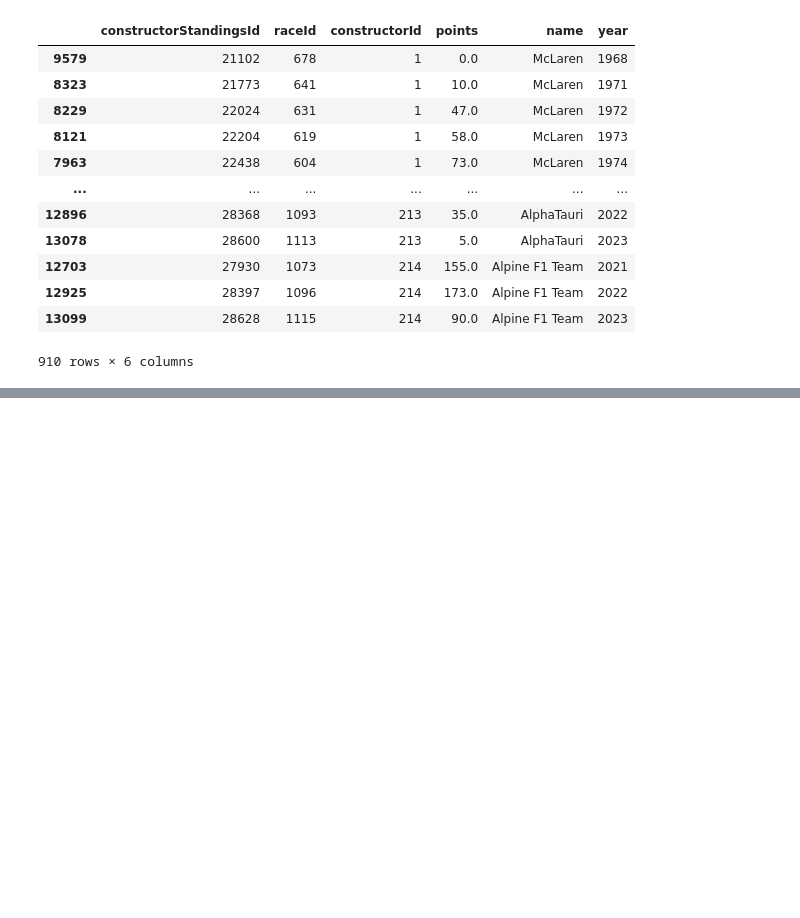
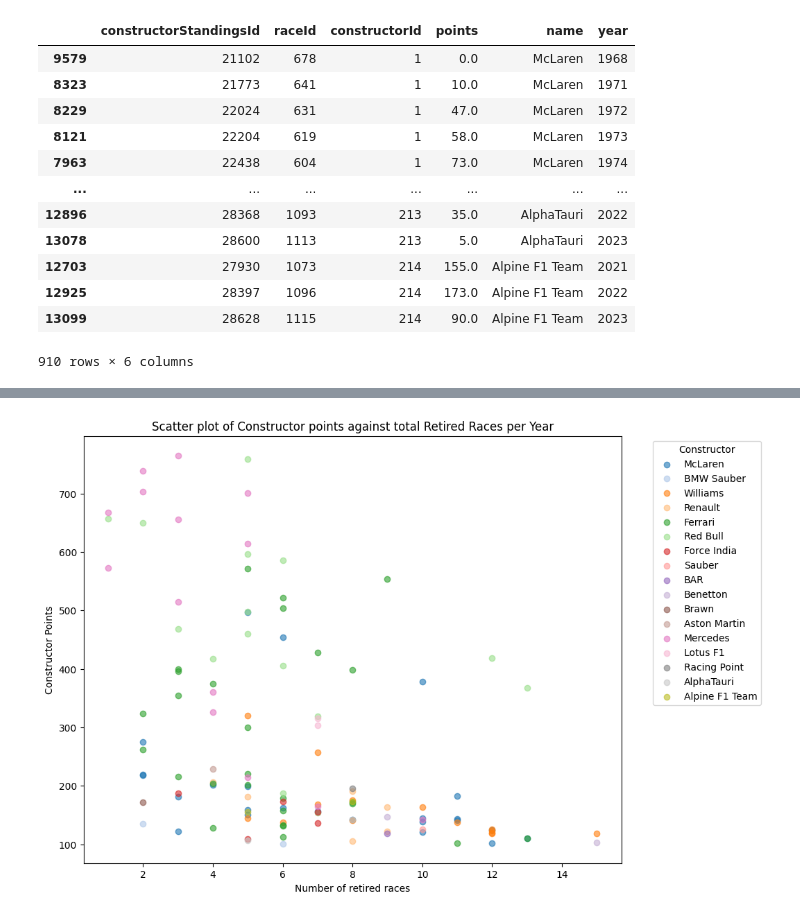
Before and after one commit to MacBeth-M/Capstone, a Jupyter notebook: DNF.ipynb, the cells around one changed output, grey strips where cells are left out. Saved outputs shown, nothing was run; the diff lists cells and outputs as text; code cells hidden in the pictures; blank space fills up the shorter version.

```diff
--- a/DNF.ipynb
+++ b/DNF.ipynb
@@ -433,0 +623,24 @@ filtered_df2
+# %%
+# EXTRA PLOT FOR FUN
+
+# Filter rows where points exceed 500
+filtered_df = reg_df[reg_df['points'] > 100]
+
+# Create a unique list of constructors and assign colors
+unique_constructors = filtered_df['name'].unique()
+color_mapping = dict(zip(unique_constructors, plt.cm.tab20.colors[:len(unique_constructors)]))
+
+plt.figure(figsize=(10, 8))
+
+# Plotting
+for constructor, color in color_mapping.items():
+    subset = filtered_df[filtered_df['name'] == constructor]
+    plt.scatter(subset['DNF_count'], subset['points'], color=color, alpha=0.6, label=constructor)
+
+plt.title('Scatter plot of Constructor points against total Retired Races per Year')
+plt.xlabel('Number of retired races')
+plt.ylabel('Constructor Points')
+plt.legend(title='Constructor', bbox_to_anchor=(1.05, 1), loc='upper left')  # Place legend outside plot
+plt.show()
+# %% [output]
+[figure, added]
```
Also changed, not shown: parts of 13 cells of this notebook, 2 other files.
